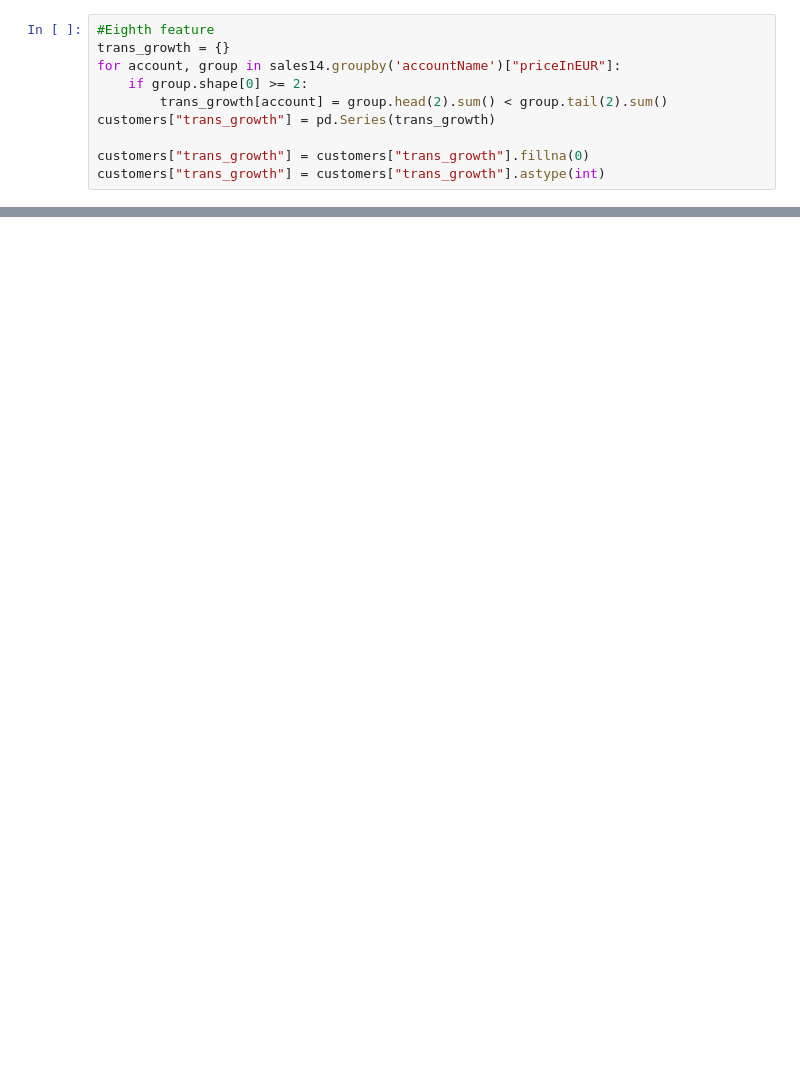
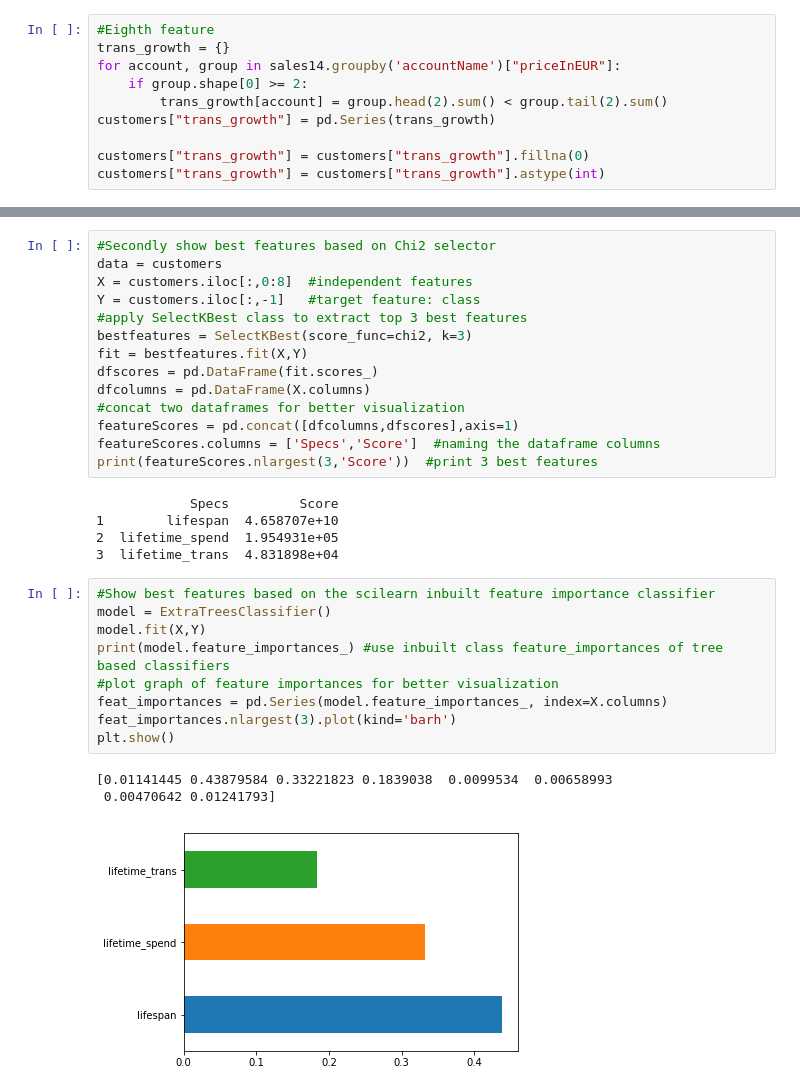
Before and after one commit to ksed786/DSPMopdracht2, a Jupyter notebook: Assignment2Project.ipynb, the cells around one changed output, grey strips where cells are left out. Drawn from its saved outputs; the diff is of its cells as text; blank space fills up the shorter version.

```diff
--- a/Assignment2Project.ipynb
+++ b/Assignment2Project.ipynb
@@ -148,0 +125,32 @@ customers.corr()
+# %%
+#Secondly show best features based on Chi2 selector
+data = customers
+X = customers.iloc[:,0:8]  #independent features
+Y = customers.iloc[:,-1]   #target feature: class
+#apply SelectKBest class to extract top 3 best features
+bestfeatures = SelectKBest(score_func=chi2, k=3)
+fit = bestfeatures.fit(X,Y)
+dfscores = pd.DataFrame(fit.scores_)
+dfcolumns = pd.DataFrame(X.columns)
+#concat two dataframes for better visualization
+featureScores = pd.concat([dfcolumns,dfscores],axis=1)
+featureScores.columns = ['Specs','Score']  #naming the dataframe columns
+print(featureScores.nlargest(3,'Score'))  #print 3 best features
+# %% [output]
+            Specs         Score
+1        lifespan  4.658707e+10
+2  lifetime_spend  1.954931e+05
+3  lifetime_trans  4.831898e+04
+# %%
+#Show best features based on the scilearn inbuilt feature importance classifier
+model = ExtraTreesClassifier()
+model.fit(X,Y)
+print(model.feature_importances_) #use inbuilt class feature_importances of tree based classifiers
+#plot graph of feature importances for better visualization
+feat_importances = pd.Series(model.feature_importances_, index=X.columns)
+feat_importances.nlargest(3).plot(kind='barh')
+plt.show()
+# %% [output]
+[0.01141445 0.43879584 0.33221823 0.1839038  0.0099534  0.00658993
+ 0.00470642 0.01241793]
+[figure, added]
```
Also changed, not shown: parts of 12 cells of this notebook.
